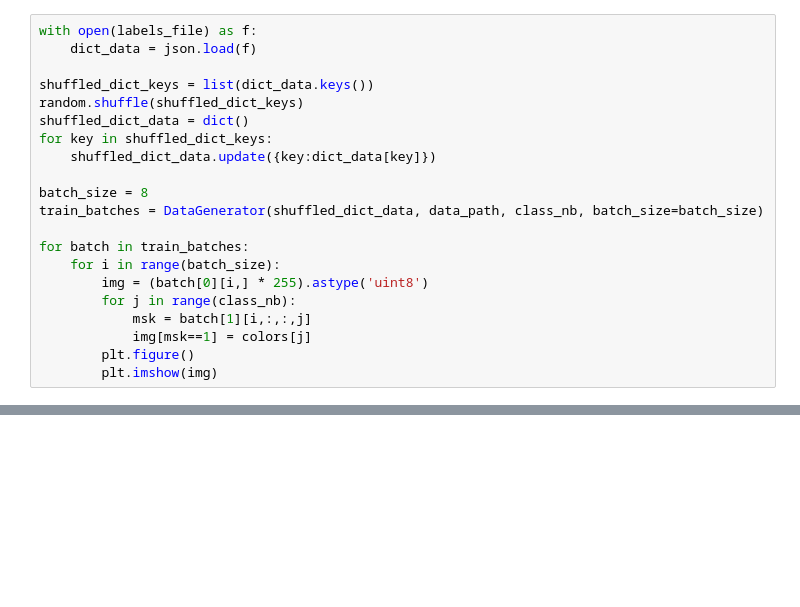
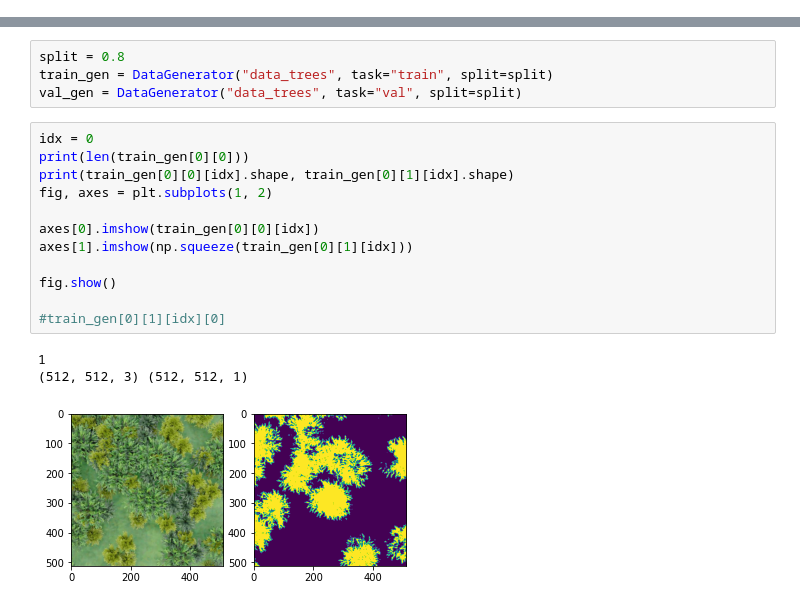
Before and after one commit to EParisot/ML_Tools, a Jupyter notebook: CNNs/Image_Segmentation/image_segmentation.ipynb, the cells around one changed output, grey strips where cells are left out. Drawn from its saved outputs; the diff is of its cells as text; blank space fills up the shorter version.

```diff
--- a/CNNs/Image_Segmentation/image_segmentation.ipynb
+++ b/CNNs/Image_Segmentation/image_segmentation.ipynb
@@ -85,21 +16,0 @@ def build_masks(class_data, h, w):
-# %%
-with open(labels_file) as f:
-    dict_data = json.load(f)
-
-shuffled_dict_keys = list(dict_data.keys())
-random.shuffle(shuffled_dict_keys)
-shuffled_dict_data = dict()
-for key in shuffled_dict_keys:
-    shuffled_dict_data.update({key:dict_data[key]})
-
-batch_size = 8
-train_batches = DataGenerator(shuffled_dict_data, data_path, class_nb, batch_size=batch_size)
-
-for batch in train_batches:
-    for i in range(batch_size):
-        img = (batch[0][i,] * 255).astype('uint8')
-        for j in range(class_nb):
-            msk = batch[1][i,:,:,j]
-            img[msk==1] = colors[j]
-        plt.figure()
-        plt.imshow(img)
@@ -119,0 +70,20 @@ for batch in train_batches:
+# %%
+split = 0.8
+train_gen = DataGenerator("data_trees", task="train", split=split)
+val_gen = DataGenerator("data_trees", task="val", split=split)
+# %%
+idx = 0
+print(len(train_gen[0][0]))
+print(train_gen[0][0][idx].shape, train_gen[0][1][idx].shape)
+fig, axes = plt.subplots(1, 2)
+
+axes[0].imshow(train_gen[0][0][idx])
+axes[1].imshow(np.squeeze(train_gen[0][1][idx]))
+
+fig.show()
+
+#train_gen[0][1][idx][0]
+# %% [output]
+1
+(512, 512, 3) (512, 512, 1)
+[figure, added]
```
Also changed, not shown: parts of 16 cells of this notebook, 7 other files.
